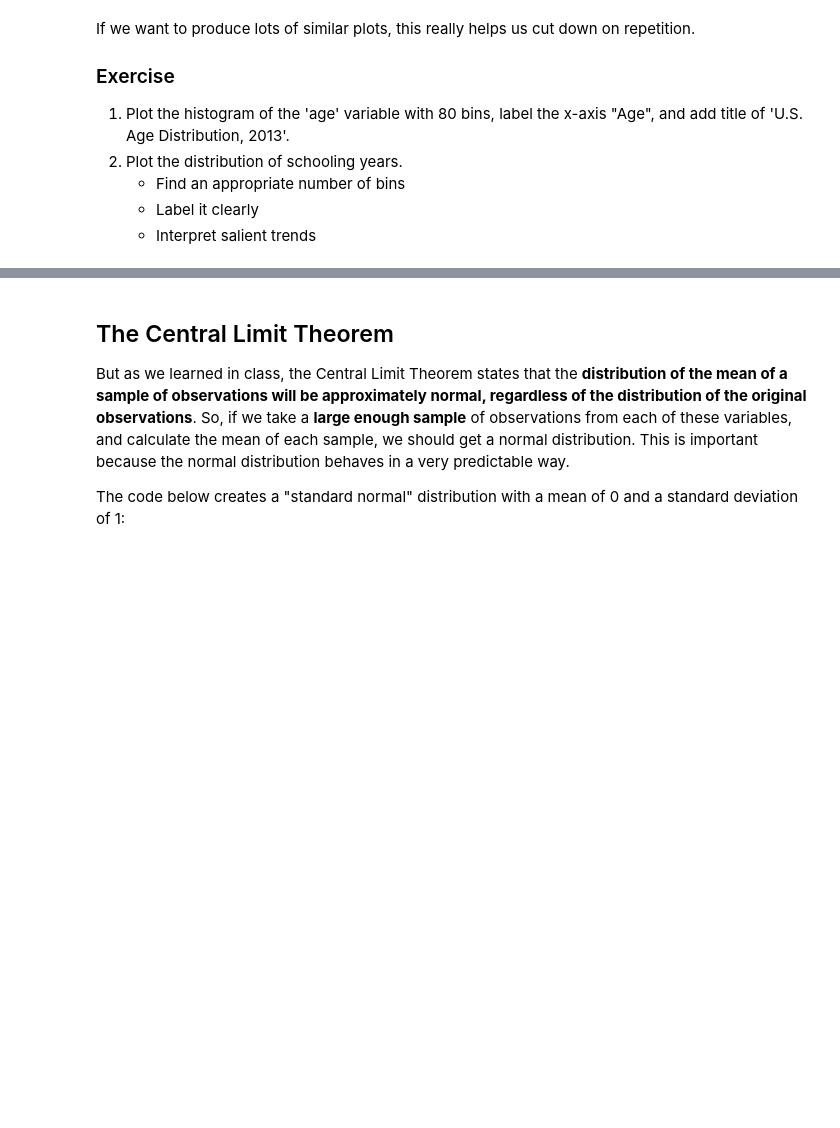
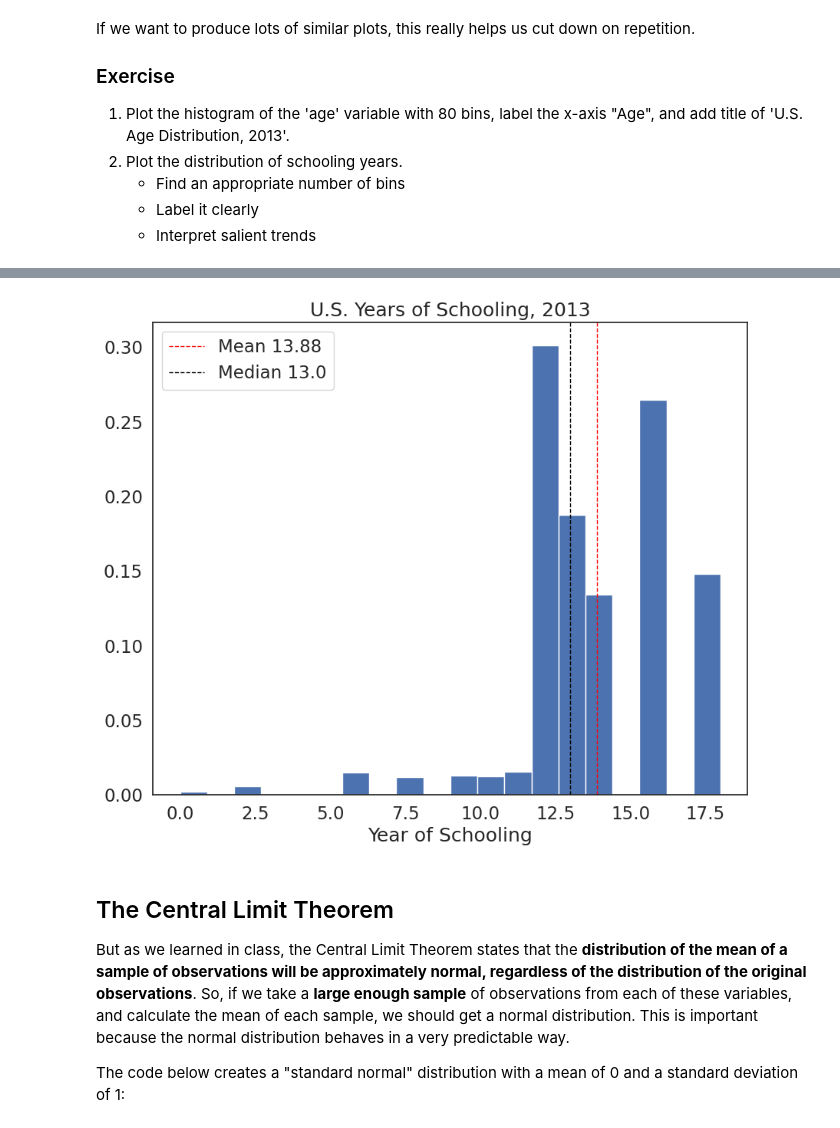
Before and after one commit to lawmianyi/QM2, a Jupyter notebook: notebooks/W05. Distributions and Basic Statistics.ipynb, the cells around one changed output, grey strips where cells are left out. Drawn from its saved outputs; the diff is of its cells as text; code cells hidden in the pictures; blank space fills up the shorter version.

```diff
--- a/notebooks/W05. Distributions and Basic Statistics.ipynb
+++ b/notebooks/W05. Distributions and Basic Statistics.ipynb
@@ -318,3 +348,7 @@ If we want to produce lots of similar plots, this really helps us cut down on re
+# %%
+plot_histogram(variable = df['sch'], bin_number = 20, xlab = 'Year of Schooling', title = 'U.S. Years of Schooling, 2013')
+# %% [output]
+[figure, added]
 # %% [markdown]
 ## The Central Limit Theorem
 
```
Also changed, not shown: parts of 10 cells of this notebook.
